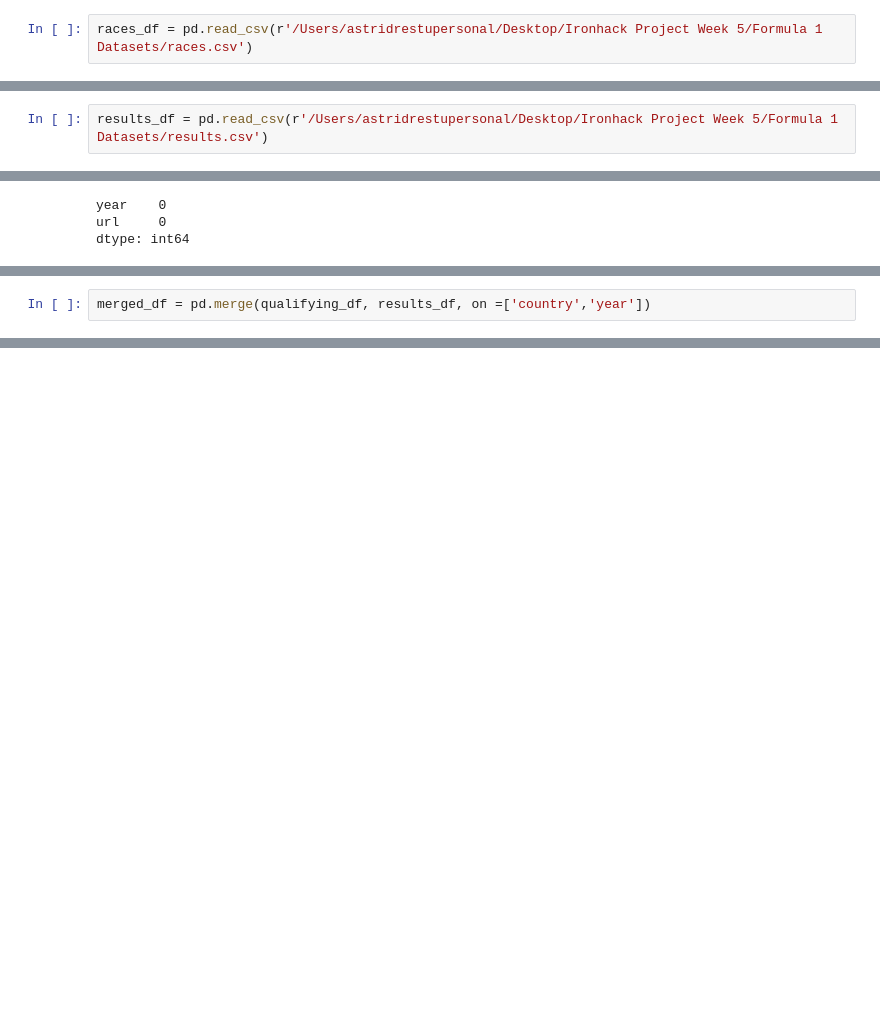
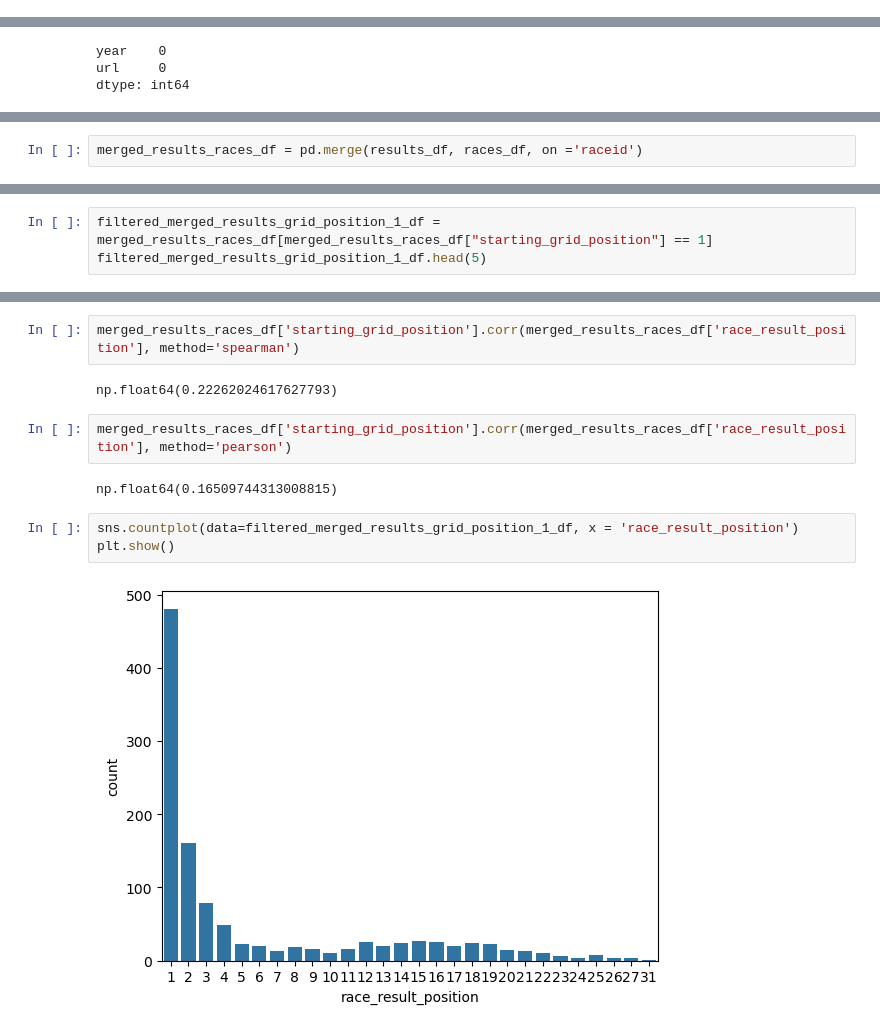
Before and after one commit to astrid275/Project-Week-5, a Jupyter notebook: Ironhack Project Week 5.ipynb, the cells around one changed output, grey strips where cells are left out. Cells and saved outputs as stored; diff of their text form; blank space fills up the shorter version.

```diff
--- a/Ironhack Project Week 5.ipynb
+++ b/Ironhack Project Week 5.ipynb
@@ -219,5 +146,3 @@ q1                0
 q2               22
 q3               46
 dtype: int64
-# %%
-races_df = pd.read_csv(r'/Users/astridrestupersonal/Desktop/Ironhack Project Week 5/Formula 1 Datasets/races.csv')
@@ -252,5 +168,3 @@ quali_time     0
 sprint_date    0
 sprint_time    0
 dtype: int64
-# %%
-results_df = pd.read_csv(r'/Users/astridrestupersonal/Desktop/Ironhack Project Week 5/Formula 1 Datasets/results.csv')
@@ -408,2 +253,2 @@ NameError: name 'df_numerical' is not defined
 # %%
-merged_df = pd.merge(qualifying_df, results_df, on =['country','year'])
+merged_results_races_df = pd.merge(results_df, races_df, on ='raceid')
@@ -409,0 +272,3 @@ merged_df = pd.merge(qualifying_df, results_df, on =['country','year'])
+# %%
+filtered_merged_results_grid_position_1_df = merged_results_races_df[merged_results_races_df["starting_grid_position"] == 1]
+filtered_merged_results_grid_position_1_df.head(5)
@@ -409,0 +361,13 @@ merged_df = pd.merge(qualifying_df, results_df, on =['country','year'])
+# %%
+merged_results_races_df['starting_grid_position'].corr(merged_results_races_df['race_result_position'], method='spearman')
+# %% [output]
+np.float64(0.22262024617627793)
+# %%
+merged_results_races_df['starting_grid_position'].corr(merged_results_races_df['race_result_position'], method='pearson')
+# %% [output]
+np.float64(0.16509744313008815)
+# %%
+sns.countplot(data=filtered_merged_results_grid_position_1_df, x = 'race_result_position')
+plt.show()
+# %% [output]
+[figure, added]
```
Also changed, not shown: parts of 132 cells of this notebook, 5 other files.
